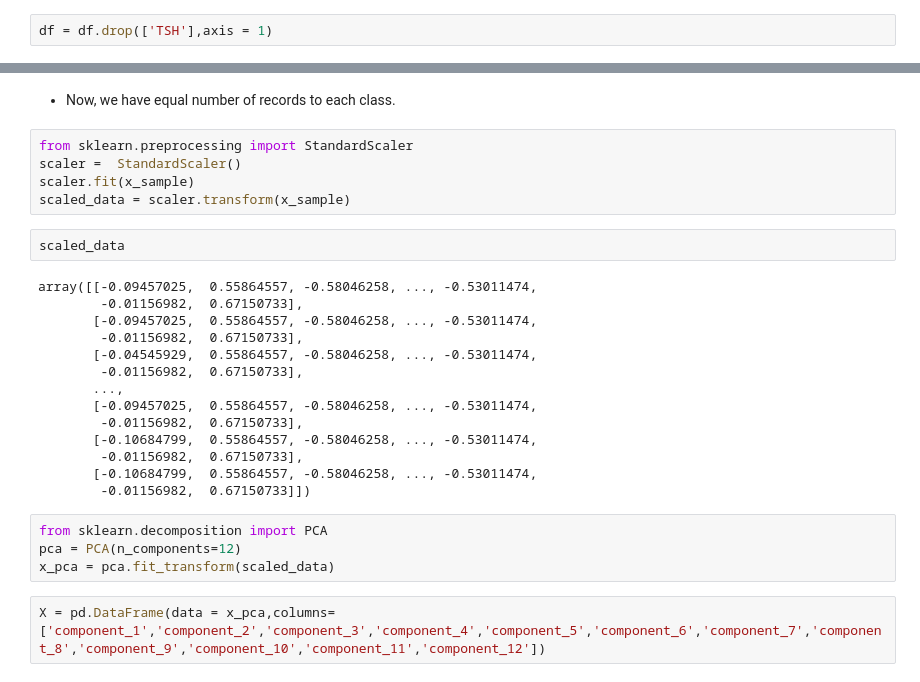
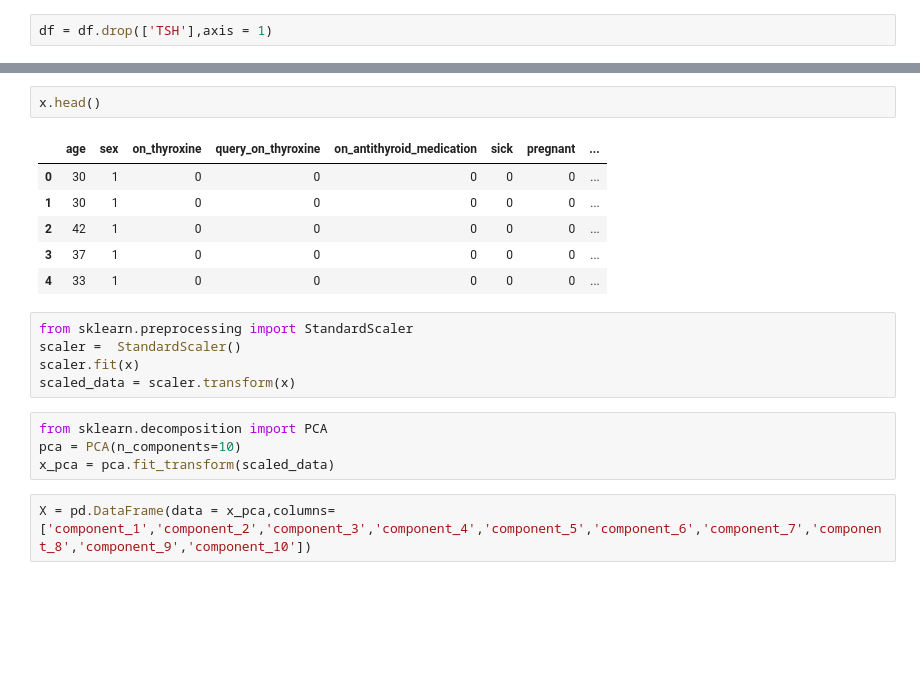
Before and after one commit to vrjbhvsr/Thyroid-Detection-Project, a Jupyter notebook: EDA_Thyroid_detection.ipynb, the cells around one changed output, grey strips where cells are left out. Saved outputs shown, nothing was run; the diff lists cells and outputs as text; blank space fills up the shorter version.

```diff
--- a/EDA_Thyroid_detection.ipynb
+++ b/EDA_Thyroid_detection.ipynb
@@ -353,32 +271,23 @@ plt.show()
-# %% [markdown]
-* Now, we have equal number of records to each class.
+# %%
+x.head()
+# %% [output]
+|  | age | sex | on_thyroxine | query_on_thyroxine | on_antithyroid_medication | sick | pregnant | ... |
+| 0 | 30 | 1 | 0 | 0 | 0 | 0 | 0 | ... |
+| 1 | 30 | 1 | 0 | 0 | 0 | 0 | 0 | ... |
+| 2 | 42 | 1 | 0 | 0 | 0 | 0 | 0 | ... |
+| 3 | 37 | 1 | 0 | 0 | 0 | 0 | 0 | ... |
+| 4 | 33 | 1 | 0 | 0 | 0 | 0 | 0 | ... |
 # %%
 from sklearn.preprocessing import StandardScaler
 scaler =  StandardScaler()
-scaler.fit(x_sample)
-scaled_data = scaler.transform(x_sample)
+scaler.fit(x)
+scaled_data = scaler.transform(x)
-# %%
-scaled_data
-# %% [output]
-array([[-0.09457025,  0.55864557, -0.58046258, ..., -0.53011474,
-        -0.01156982,  0.67150733],
-       [-0.09457025,  0.55864557, -0.58046258, ..., -0.53011474,
-        -0.01156982,  0.67150733],
-       [-0.04545929,  0.55864557, -0.58046258, ..., -0.53011474,
-        -0.01156982,  0.67150733],
-       ...,
-       [-0.09457025,  0.55864557, -0.58046258, ..., -0.53011474,
-        -0.01156982,  0.67150733],
-       [-0.10684799,  0.55864557, -0.58046258, ..., -0.53011474,
-        -0.01156982,  0.67150733],
-       [-0.10684799,  0.55864557, -0.58046258, ..., -0.53011474,
-        -0.01156982,  0.67150733]])
 # %%
 from sklearn.decomposition import PCA
-pca = PCA(n_components=12)
+pca = PCA(n_components=10)
 x_pca = pca.fit_transform(scaled_data)
 # %%
-X = pd.DataFrame(data = x_pca,columns=['component_1','component_2','component_3','component_4','component_5','component_6','component_7','component_8','component_9','component_10','component_11','component_12'])
+X = pd.DataFrame(data = x_pca,columns=['component_1','component_2','component_3','component_4','component_5','component_6','component_7','component_8','component_9','component_10'])
 # %%
 X.head()
 # %% [output]
```
Also changed, not shown: parts of 62 cells of this notebook, 3 other files.
